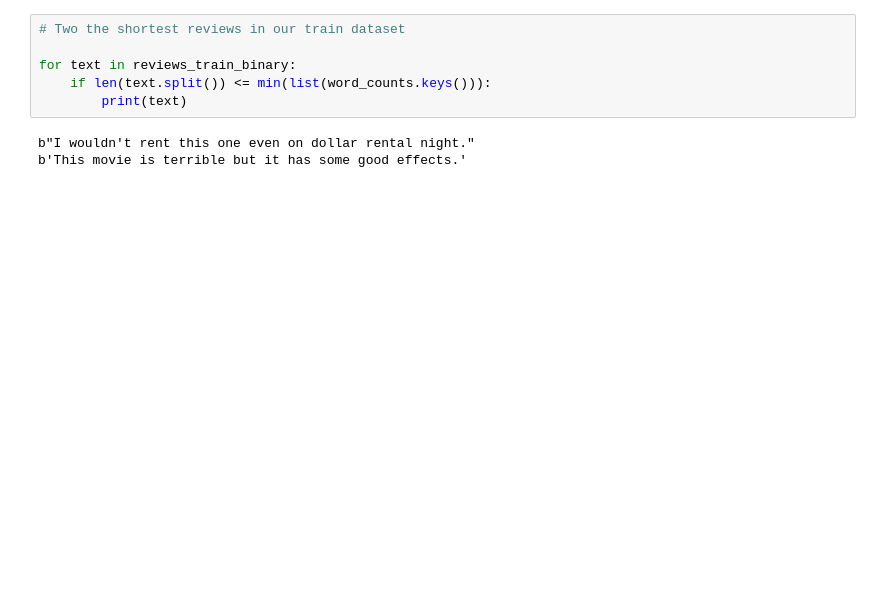
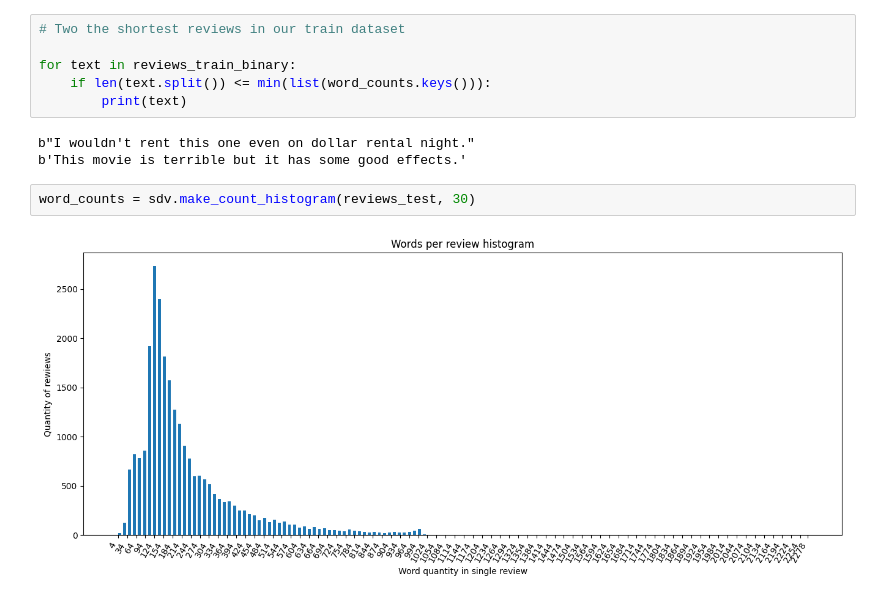
Before and after one commit to KonradKaczmarek79/sentiment_analysis_on_movie_reviews, a Jupyter notebook: Sentiment_analysis_on_movie_reviews_main.ipynb, the cells around one changed output. Cells and saved outputs as stored; diff of their text form; blank space fills up the shorter version.

Commit message:
Add visualizations to the notebook

```diff
--- a/Sentiment_analysis_on_movie_reviews_main.ipynb
+++ b/Sentiment_analysis_on_movie_reviews_main.ipynb
@@ -118,3 +124,7 @@ for text in reviews_train_binary:
 # %% [output]
 b"I wouldn't rent this one even on dollar rental night."
 b'This movie is terrible but it has some good effects.'
+# %%
+word_counts = sdv.make_count_histogram(reviews_test, 30)
+# %% [output]
+[figure, added]
```
Also changed, not shown: parts of 7 cells of this notebook, 1 other file.
